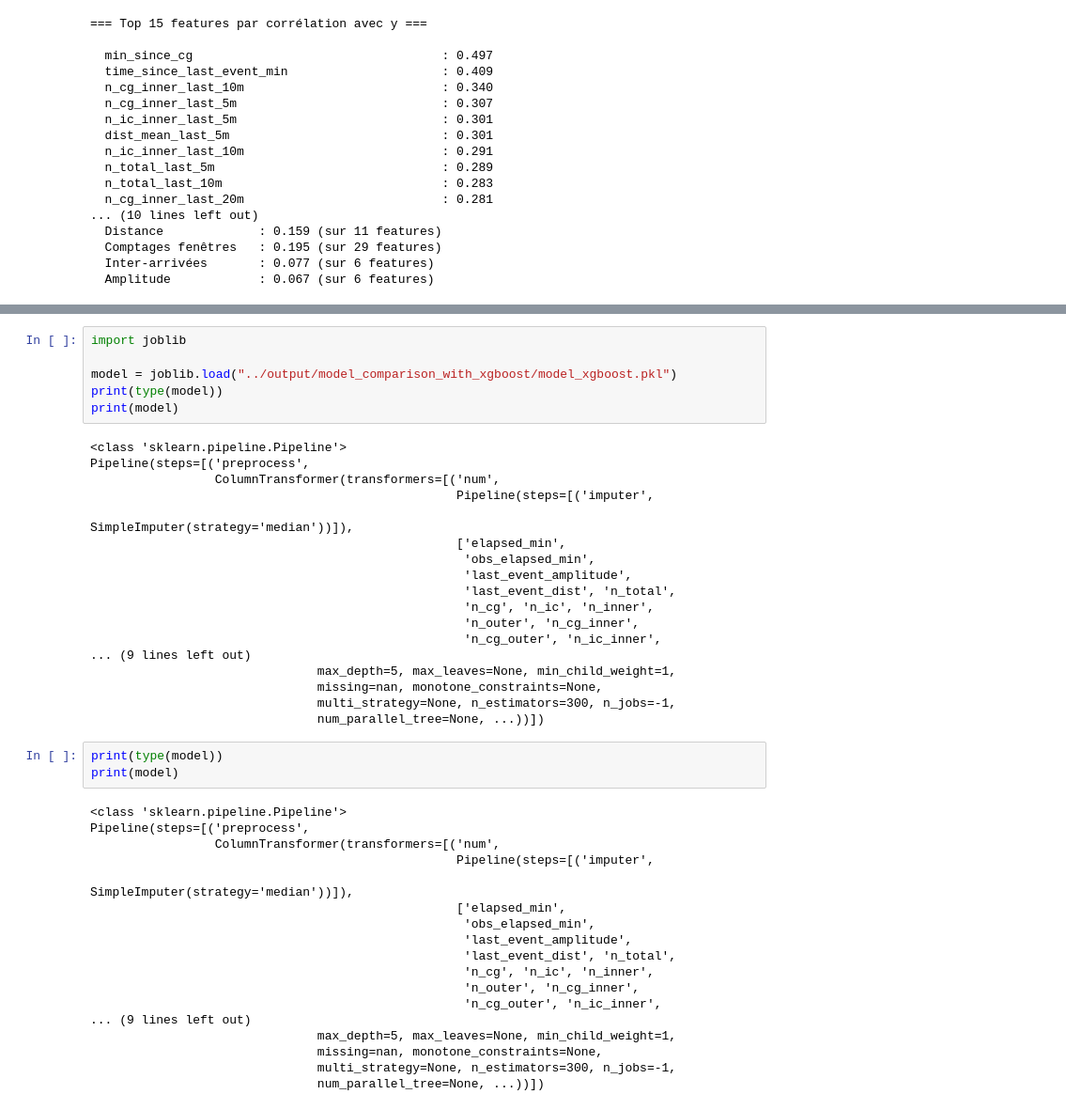
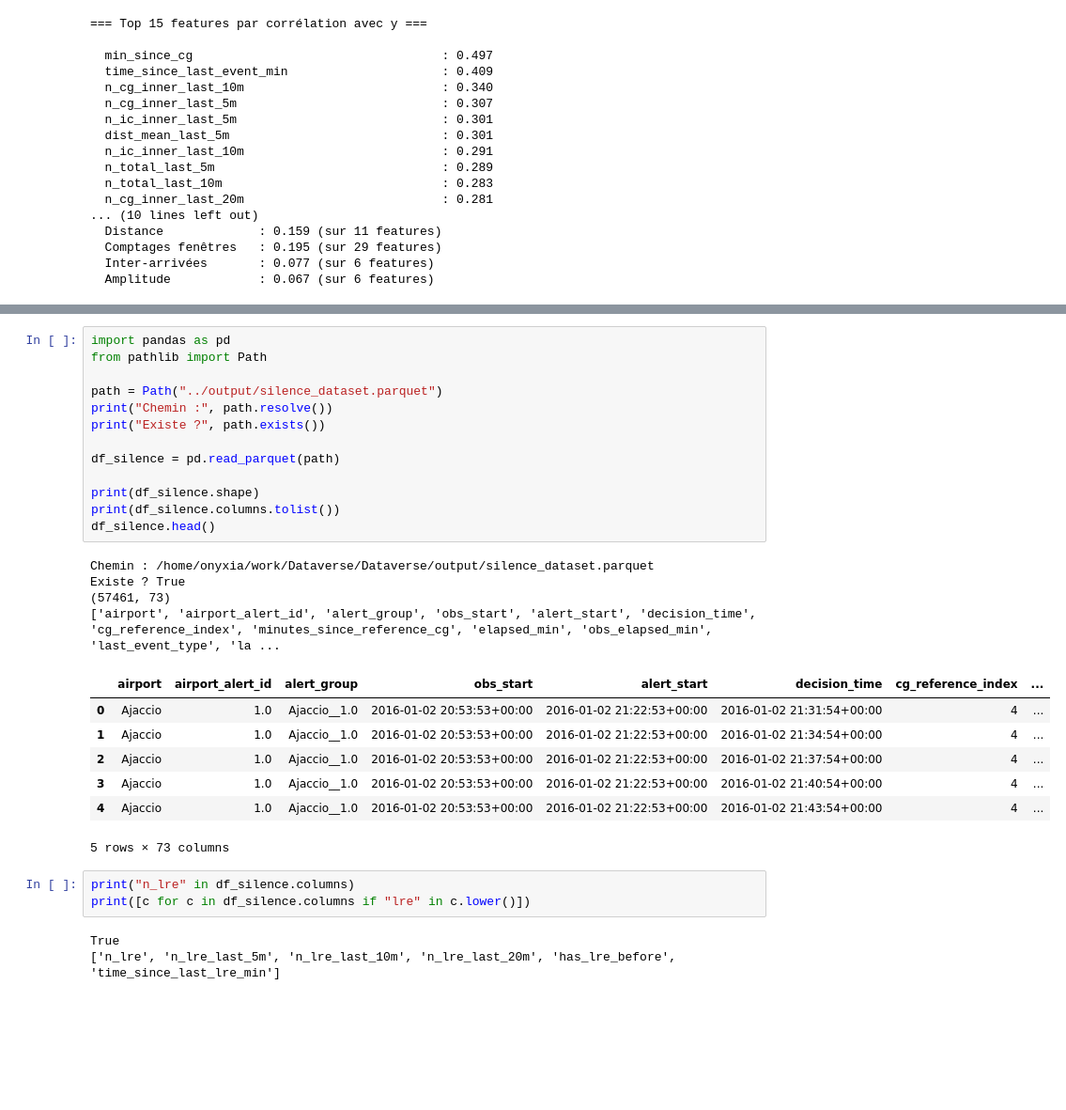
Before and after one commit to N-Mehdi/Dataverse, a Jupyter notebook: data/exploration.ipynb, the cells around one changed output, grey strips where cells are left out. Shown at 94% size. Saved outputs shown, nothing was run; the diff lists cells and outputs as text; blank space fills up the shorter version.

```diff
--- a/data/exploration.ipynb
+++ b/data/exploration.ipynb
@@ -2240,48 +2126,34 @@ Existe ? True
-# %%
-import joblib
-
-model = joblib.load("../output/model_comparison_with_xgboost/model_xgboost.pkl")
-print(type(model))
-print(model)
-# %% [output]
-<class 'sklearn.pipeline.Pipeline'>
-Pipeline(steps=[('preprocess',
-                 ColumnTransformer(transformers=[('num',
-                                                  Pipeline(steps=[('imputer',
-                                                                   SimpleImputer(strategy='median'))]),
-                                                  ['elapsed_min',
-                                                   'obs_elapsed_min',
-                                                   'last_event_amplitude',
-                                                   'last_event_dist', 'n_total',
-                                                   'n_cg', 'n_ic', 'n_inner',
-                                                   'n_outer', 'n_cg_inner',
-                                                   'n_cg_outer', 'n_ic_inner',
-... (9 lines left out)
-                               max_depth=5, max_leaves=None, min_child_weight=1,
-                               missing=nan, monotone_constraints=None,
-                               multi_strategy=None, n_estimators=300, n_jobs=-1,
-                               num_parallel_tree=None, ...))])
-# %%
-print(type(model))
-print(model)
-# %% [output]
-<class 'sklearn.pipeline.Pipeline'>
-Pipeline(steps=[('preprocess',
-                 ColumnTransformer(transformers=[('num',
-                                                  Pipeline(steps=[('imputer',
-                                                                   SimpleImputer(strategy='median'))]),
-                                                  ['elapsed_min',
-                                                   'obs_elapsed_min',
-                                                   'last_event_amplitude',
-                                                   'last_event_dist', 'n_total',
-                                                   'n_cg', 'n_ic', 'n_inner',
-                                                   'n_outer', 'n_cg_inner',
-                                                   'n_cg_outer', 'n_ic_inner',
-... (9 lines left out)
-                               max_depth=5, max_leaves=None, min_child_weight=1,
-                               missing=nan, monotone_constraints=None,
-                               multi_strategy=None, n_estimators=300, n_jobs=-1,
-                               num_parallel_tree=None, ...))])
+# %%
+import pandas as pd
+from pathlib import Path
+
+path = Path("../output/silence_dataset.parquet")
+print("Chemin :", path.resolve())
+print("Existe ?", path.exists())
+
+df_silence = pd.read_parquet(path)
+
+print(df_silence.shape)
+print(df_silence.columns.tolist())
+df_silence.head()
+# %% [output]
+Chemin : /home/onyxia/work/Dataverse/Dataverse/output/silence_dataset.parquet
+Existe ? True
+(57461, 73)
+['airport', 'airport_alert_id', 'alert_group', 'obs_start', 'alert_start', 'decision_time', 'cg_reference_index', 'minutes_since_reference_cg', 'elapsed_min', 'obs_elapsed_min', 'last_event_type', 'la ...
+|  | airport | airport_alert_id | alert_group | obs_start | alert_start | decision_time | cg_reference_index | ... |
+| 0 | Ajaccio | 1.0 | Ajaccio__1.0 | 2016-01-02 20:53:53+00:00 | 2016-01-02 21:22:53+00:00 | 2016-01-02 21:31:54+00:00 | 4 | ... |
+| 1 | Ajaccio | 1.0 | Ajaccio__1.0 | 2016-01-02 20:53:53+00:00 | 2016-01-02 21:22:53+00:00 | 2016-01-02 21:34:54+00:00 | 4 | ... |
+| 2 | Ajaccio | 1.0 | Ajaccio__1.0 | 2016-01-02 20:53:53+00:00 | 2016-01-02 21:22:53+00:00 | 2016-01-02 21:37:54+00:00 | 4 | ... |
+| 3 | Ajaccio | 1.0 | Ajaccio__1.0 | 2016-01-02 20:53:53+00:00 | 2016-01-02 21:22:53+00:00 | 2016-01-02 21:40:54+00:00 | 4 | ... |
+| 4 | Ajaccio | 1.0 | Ajaccio__1.0 | 2016-01-02 20:53:53+00:00 | 2016-01-02 21:22:53+00:00 | 2016-01-02 21:43:54+00:00 | 4 | ... |
+5 rows × 73 columns
+# %%
+print("n_lre" in df_silence.columns)
+print([c for c in df_silence.columns if "lre" in c.lower()])
+# %% [output]
+True
+['n_lre', 'n_lre_last_5m', 'n_lre_last_10m', 'n_lre_last_20m', 'has_lre_before', 'time_since_last_lre_min']
 # %%
 from sklearn.model_selection import GroupShuffleSplit
 
```
Also changed, not shown: parts of 12 cells of this notebook.
